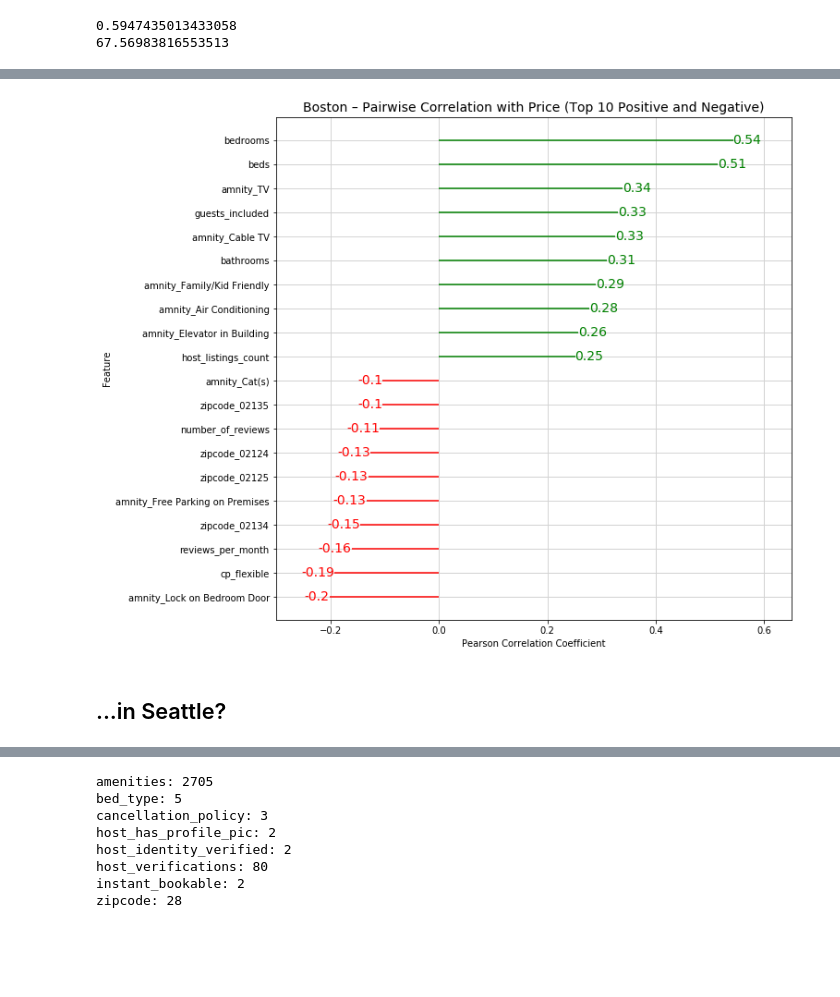
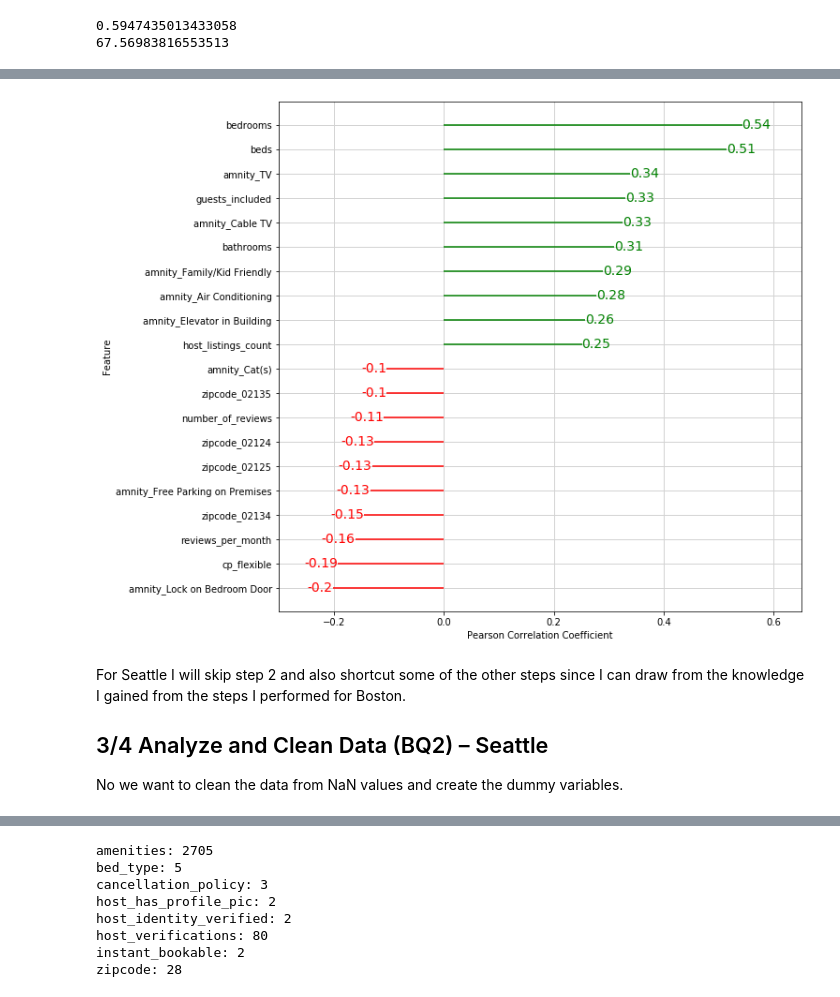
Before and after one commit to TobiPrae/BostonVsSeattle, a Jupyter notebook: AirBnB_Medium.ipynb, the cells around one changed output, grey strips where cells are left out. Drawn from its saved outputs; the diff is of its cells as text; code cells hidden in the pictures; blank space fills up the shorter version.

```diff
--- a/AirBnB_Medium.ipynb
+++ b/AirBnB_Medium.ipynb
@@ -354,0 +410,8 @@ reviews_per_month: 756 (0.2108786610878661 percent of column are NaN entries)
+# %%
+# No I have to check which columns have to be transformed to dummy columns
+# checking df for different datatypes
+b_df = b_df[columns_of_interest]
+
+for col in b_df.columns:
+    if(b_df[col].dtype == "object"):
+        print(col)
@@ -556,13 +664,13 @@ for entry in zip_code_set:
 # %%
 # get all numeric columns and append them to a list
-num_cols = []
+#num_cols = []
 
-for col in b_df_features.columns:
-    if(b_df_features[col].dtype == "object"):
-        continue
-    else:
-        print(b_df_features[col].dtype)
-        num_cols.append(col)
+#for col in b_df_features.columns:
+#    if(b_df_features[col].dtype == "object"):
+#        continue
+#    else:
+#        print(b_df_features[col].dtype)
+#        num_cols.append(col)
 # %% [output]
 float64
 float64
@@ -582,43 +690,29 @@ float64
 float64
 # %%
 # create dummie variables for the chosen non numeric columns and fill them with 0
-
-non_numeric_cols = []
-
 for element in list(amnity_set):
-    non_numeric_cols.append(F"{element}")
     b_df_features[F"amnity_{element}"] = 0
 
 for element in list(host_verifications_set):
-    non_numeric_cols.append(F"{element}")
     b_df_features[F"hv_{element}"] = 0
 
 for element in list(zip_code_set):
-    non_numeric_cols.append(F"{element}")
     b_df_features[F"zipcode_{element}"] = 0
 
 for element in list(bed_type_set):
-    non_numeric_cols.append(F"{element}")
     b_df_features[F"bt_{element}"] = 0
 
 for element in list(cancellation_policy_set):
-    non_numeric_cols.append(F"{element}")
     b_df_features[F"cp_{element}"] = 0
 
 for element in list(host_has_profile_pic_set):
-    non_numeric_cols.append(F"{element}")
     b_df_features[F"hpc_{element}"] = 0
 
 for element in list(host_identity_verified_set):
-    non_numeric_cols.append(F"{element}")
     b_df_features[F"hiv_{element}"] = 0
 
 for element in list(instant_bookable_set):
-    non_numeric_cols.append(F"{element}")
     b_df_features[F"ib_{element}"] = 0
-
-
-b_df_features
 # %% [output]
 A value is trying to be set on a copy of a slice from a DataFrame.
 Try using .loc[row_indexer,col_indexer] = value instead
@@ -804,12 +900,10 @@ See the caveats in the documentation: http://pandas.pydata.org/pandas-docs/stabl
 ... (5 outputs left out)
 # %%
 # choose only numeric columns to add them to the data that is used for training
-
 nums = []
-non_nums = []
 
 for col in b_df_features.columns:
     if(b_df_features[col].dtype == "object"):
-        non_nums.append(col)
+        continue
     else:
         nums.append(col)
@@ -1018,25 +1041,27 @@ boston_corr_df
 # %%
 # Plot top correlation features
 
+# Colorize red for negative and green for positive correlation
 boston_corr_df['colors'] = ['red' if x < 0 else 'green' for x in boston_corr_df['corr']]
 
 fig, ax = plt.subplots(figsize=(10, 10))
 ax.invert_yaxis()
 
 ax.hlines(y=boston_corr_df.index, xmin=0, xmax=boston_corr_df["corr"], color=boston_corr_df["colors"])
 for x, y, tex in zip(boston_corr_df["corr"], boston_corr_df.index, boston_corr_df["corr"]):
     t = plt.text(x, y, round(tex, 2), horizontalalignment='right' if x < 0 else 'left',
                  verticalalignment='center', fontdict={'color':'red' if x < 0 else 'green', 'size':14})
 
-
 plt.xlabel("Pearson Correlation Coefficient")
 plt.ylabel("Feature")
-plt.title("Boston – Pairwise Correlation with Price (Top 10 Positive and Negative)", fontsize=14)
 ax.grid(color='lightgrey', linestyle='-', linewidth=1)
 ax.set_facecolor("white")
 plt.xlim(-0.3, 0.65)
 plt.savefig('boston_feature_correlation.png', bbox_inches='tight')
 # %% [output]
-[figure, old version]
+[figure, new version]
-# %% [markdown]
-## ...in Seattle?
+# %% [markdown]
+For Seattle I will skip step 2 and also shortcut some of the other steps since I can draw from the knowledge I gained from the steps I performed for Boston.
+
+## 3/4 Analyze and Clean Data (BQ2) – Seattle
+No we want to clean the data from NaN values and create the dummy variables.
```
Also changed, not shown: parts of 157 cells of this notebook.
